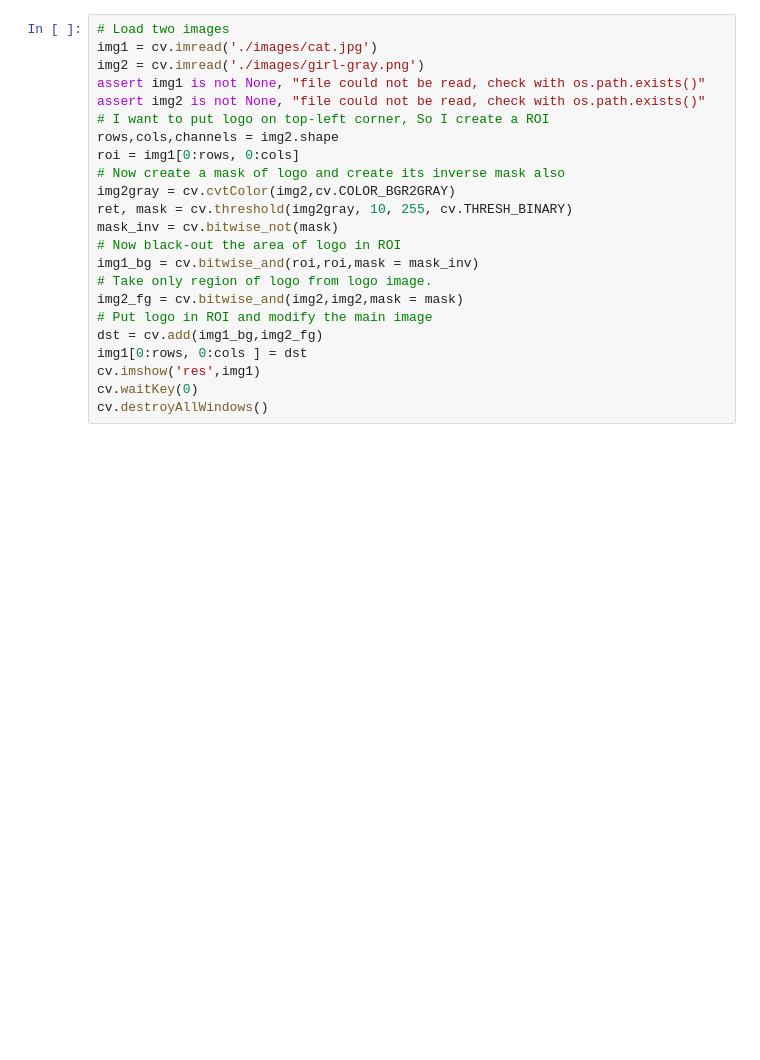
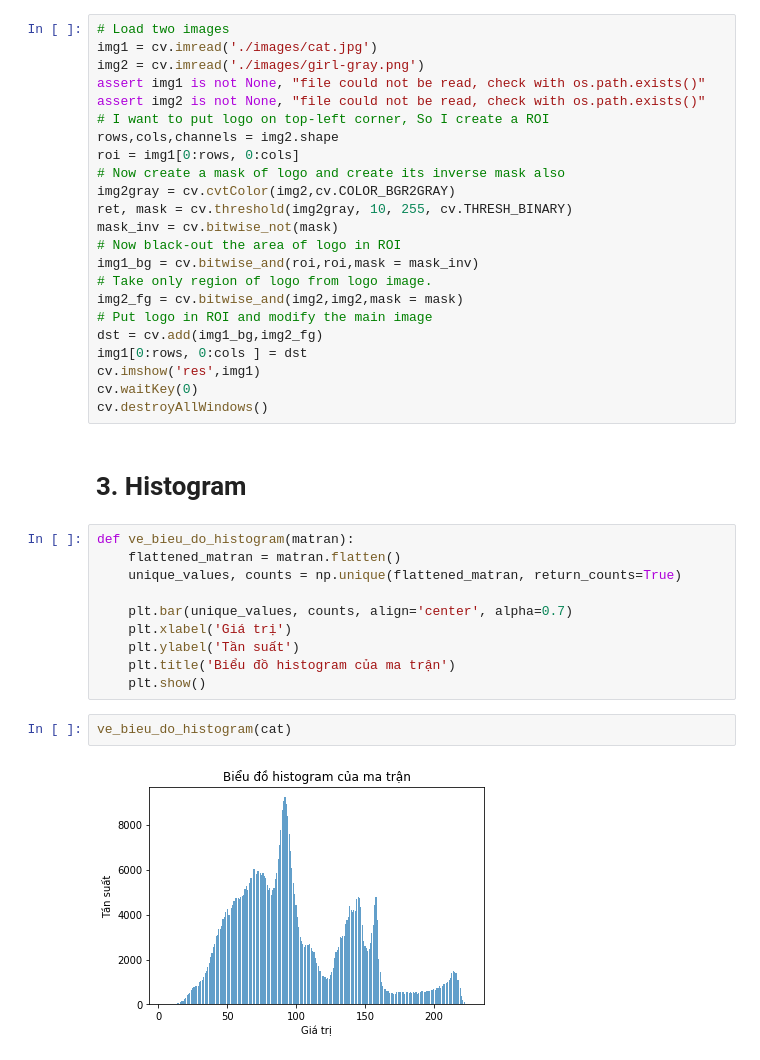
Before and after one commit to namhai03/Course_Computer_Vision, a Jupyter notebook: 05_Transform.ipynb, the cells around one changed output. Drawn from its saved outputs; the diff is of its cells as text; blank space fills up the shorter version.

```diff
--- a/05_Transform.ipynb
+++ b/05_Transform.ipynb
@@ -150,3 +150,19 @@ img1[0:rows, 0:cols ] = dst
 cv.imshow('res',img1)
 cv.waitKey(0)
 cv.destroyAllWindows()
+# %% [markdown]
+# 3. Histogram
+# %%
+def ve_bieu_do_histogram(matran):
+    flattened_matran = matran.flatten()
+    unique_values, counts = np.unique(flattened_matran, return_counts=True)
+
+    plt.bar(unique_values, counts, align='center', alpha=0.7)
+    plt.xlabel('Giá trị')
+    plt.ylabel('Tần suất')
+    plt.title('Biểu đồ histogram của ma trận')
+    plt.show()
+# %%
+ve_bieu_do_histogram(cat)
+# %% [output]
+[figure, added]
```
Also changed, not shown: parts of 2 cells of this notebook.
